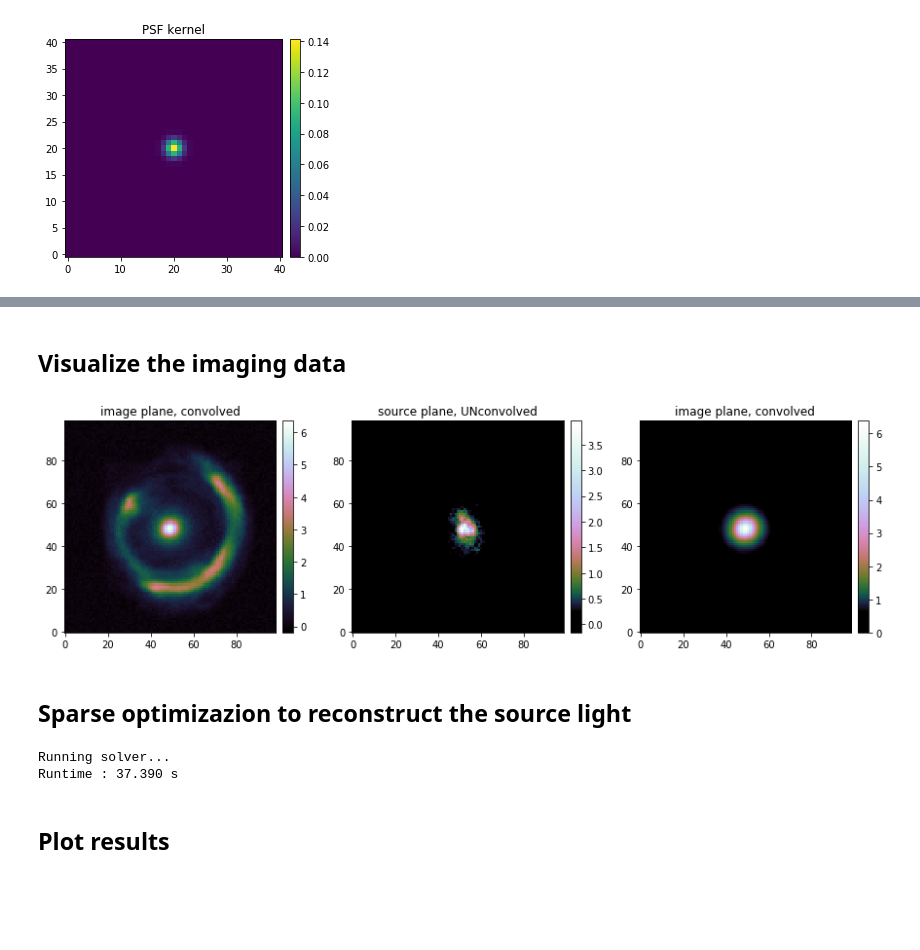
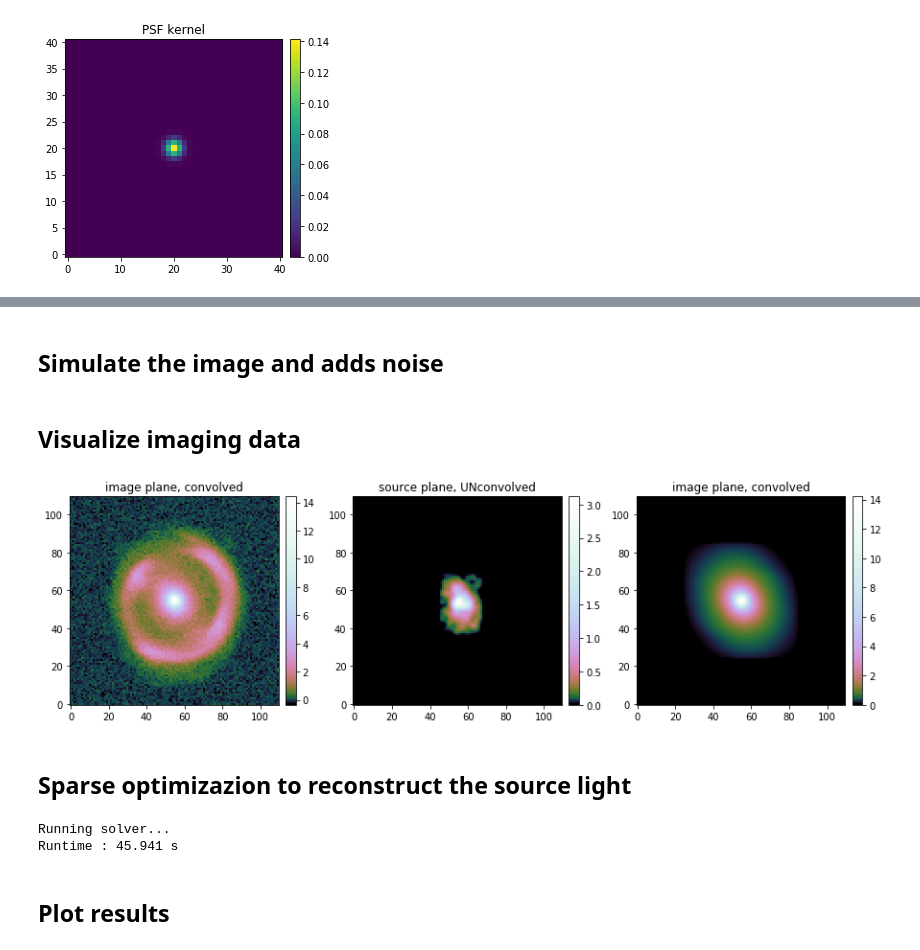
Before and after one commit to aymgal/SLITronomy, a Jupyter notebook: thirdparty/notebooks/06_complex_sourcelens_reconstruction.ipynb, the cells around one changed output, grey strips where cells are left out. Saved outputs shown, nothing was run; the diff lists cells and outputs as text; code cells hidden in the pictures; blank space fills up the shorter version.

```diff
--- a/thirdparty/notebooks/06_complex_sourcelens_reconstruction.ipynb
+++ b/thirdparty/notebooks/06_complex_sourcelens_reconstruction.ipynb
@@ -56,11 +58,12 @@ _, _, ra_at_xy_0, dec_at_xy_0, _, _, Mpix2coord, _ \
 
 kwargs_data = {
     'background_rms': background_rms,
-    #'exposure_time': np.ones((num_pix, num_pix)) * exp_time,  # individual exposure time/weight per pixel
     'ra_at_xy_0': ra_at_xy_0, 'dec_at_xy_0': dec_at_xy_0,
     'transform_pix2angle': Mpix2coord,
     'image_data': np.zeros((num_pix, num_pix))
 }
+if exp_time is not None:
+    kwargs_data['exposure_time'] = np.ones((num_pix, num_pix)) * exp_time
 data_class = ImageData(**kwargs_data)
 
 # PSF specification
@@ -125,0 +92,6 @@ lens_light_model_class = LightModel(light_model_list=lens_light_model_list)
+# %%
+# single power-law elliptical mass distribution
+lens_model_list = ['PEMD']
+kwargs_pemd = {'theta_E': 2.2, 'gamma': 2, 'center_x': 0, 'center_y': 0, 'e1': 0.1, 'e2': -0.2}
+kwargs_lens = [kwargs_pemd]#, kwargs_shear]
+lens_model_class = LensModel(lens_model_list=lens_model_list)
@@ -126,5 +124,29 @@ lens_light_model_class = LightModel(light_model_list=lens_light_model_list)
+# %%
+if lens_light_type == 'analytical':
+    lens_light_model_list = ['SERSIC_ELLIPSE', 'SERSIC_ELLIPSE']
+    kwargs_lens_light = [
+        {'amp': 15, 'R_sersic': 2, 'n_sersic': 1, 'e1': kwargs_pemd['e1'], 'e2': kwargs_pemd['e2'],
+         'center_x': kwargs_pemd['center_x'], 'center_y': kwargs_pemd['center_y']},
+        {'amp': 15, 'R_sersic': 2, 'n_sersic': 4, 'e1': kwargs_pemd['e1'], 'e2': kwargs_pemd['e2'],
+         'center_x': kwargs_pemd['center_x'], 'center_y': kwargs_pemd['center_y']}
+    ]
+
+elif lens_light_type == 'real':
+    #data_path = ('data/lens/cutout_LRG.fits')
+    data_path = ('data/lens/Galaxy_SLIT_data.fits')
+    with pf.open(data_path) as f:
+        lrg_light = f[0].data
+    lens_light_model_list = ['INTERPOL']
+    factor = 1
+    kwargs_interpol_lens = {'image': lrg_light, 'amp': 400, 'center_x': 0, 'center_y': 0, 'phi_G': 0,
+                            'scale': 0.05}
+    kwargs_lens_light = [kwargs_interpol_lens]
+lens_light_model_class = LightModel(light_model_list=lens_light_model_list)
+# %% [markdown]
+## Simulate the image and adds noise
 # %%
-kwargs_numerics = {'supersampling_factor': 2, 'supersampling_convolution': False}
+# numerical settings of lenstronomy
+kwargs_numerics = {'supersampling_factor': 3, 'supersampling_convolution': False}
 
 # get the simalated lens image (i.e. image plane)
 imageModel = ImageModel(data_class, psf_class, lens_model_class, source_model_class,
@@ -134,8 +156,10 @@ imageModel = ImageModel(data_class, psf_class, lens_model_class, source_model_cl
 image_sim_no_noise = imageModel.image(kwargs_lens, kwargs_source, kwargs_lens_light, kwargs_ps=None)
 
 bkg = image_util.add_background(image_sim_no_noise, sigma_bkd=background_rms)
-#poisson = image_util.add_poisson(image_sim_no_noise, exp_time=exp_time)
-noise = bkg # + poisson
+noise = bkg
+if exp_time is not None:
+    poisson = image_util.add_poisson(image_sim_no_noise, exp_time=exp_time)
+    noise += poisson
 image_sim = image_sim_no_noise + noise
 image_sim_1d = lenstro_util.image2array(image_sim)
 
@@ -151,28 +175,28 @@ source_sim_1d = lenstro_util.image2array(source_sim)
 # get the lens light in image, convolved
 lens_light_sim_conv = imageModel.lens_surface_brightness(kwargs_lens_light, unconvolved=False)
 # %% [markdown]
-## Visualize the imaging data
+## Visualize imaging data
 # %%
 fig = plt.figure(figsize=(15, 4))
 
 ax = plt.subplot2grid((1, 3), (0, 0), fig=fig)
 ax.set_title("image plane, convolved")
-im = ax.imshow(lin_scale(image_sim), origin='lower', cmap='cubehelix')
+im = ax.imshow(lin_scale(image_sim), origin='lower', cmap=log_cmap('cubehelix', 1e-2, 1))
 nice_colorbar(im)
 
 ax = plt.subplot2grid((1, 3), (0, 1))
 ax.set_title("source plane, UNconvolved")
-im = ax.imshow(lin_scale(source_sim), origin='lower', cmap=log_cmap('cubehelix', 1e-1, 1))
+im = ax.imshow(lin_scale(source_sim), origin='lower', cmap=log_cmap('cubehelix', 1e-2, 1))
 nice_colorbar(im)
 
 ax = plt.subplot2grid((1, 3), (0, 2))
 ax.set_title("image plane, convolved")
-im = ax.imshow(lin_scale(lens_light_sim_conv), origin='lower', cmap=log_cmap('cubehelix', 1e-1, 1))
+im = ax.imshow(lin_scale(lens_light_sim_conv), origin='lower', cmap=log_cmap('cubehelix', 1e-2, 1))
 nice_colorbar(im)
 
 plt.show()
 # %% [output]
-[figure, old version]
+[figure, new version]
 # %% [markdown]
 ## Sparse optimizazion to reconstruct the source light
 # %%
@@ -220,13 +249,13 @@ imageSparseFit = ImageSparseFit(data_class, psf_class=psf_class,
 # %%
 print("Running solver...")
 start_time = time.time()
-model, model_error, param = imageSparseFit.image_sparse_solve(kwargs_lens, kwargs_source=kwargs_source_sparsefit,
-                                                              kwargs_lens_light=kwargs_lens_light_sparsefit,
-                                                              init_lens_light_model=init_lens_light_model)
+solver_results = imageSparseFit.image_sparse_solve(kwargs_lens, kwargs_source=kwargs_source_sparsefit,
+                                                   kwargs_lens_light=kwargs_lens_light_sparsefit,
+                                                   init_lens_light_model=init_lens_light_model)
 end_time = time.time()
 print("Runtime : {:.3f} s".format(end_time-start_time))
 # %% [output]
 Running solver...
-Runtime : 37.390 s
+Runtime : 45.941 s
 # %% [markdown]
 ## Plot results
```
Also changed, not shown: parts of 19 cells of this notebook, 2 other files.
